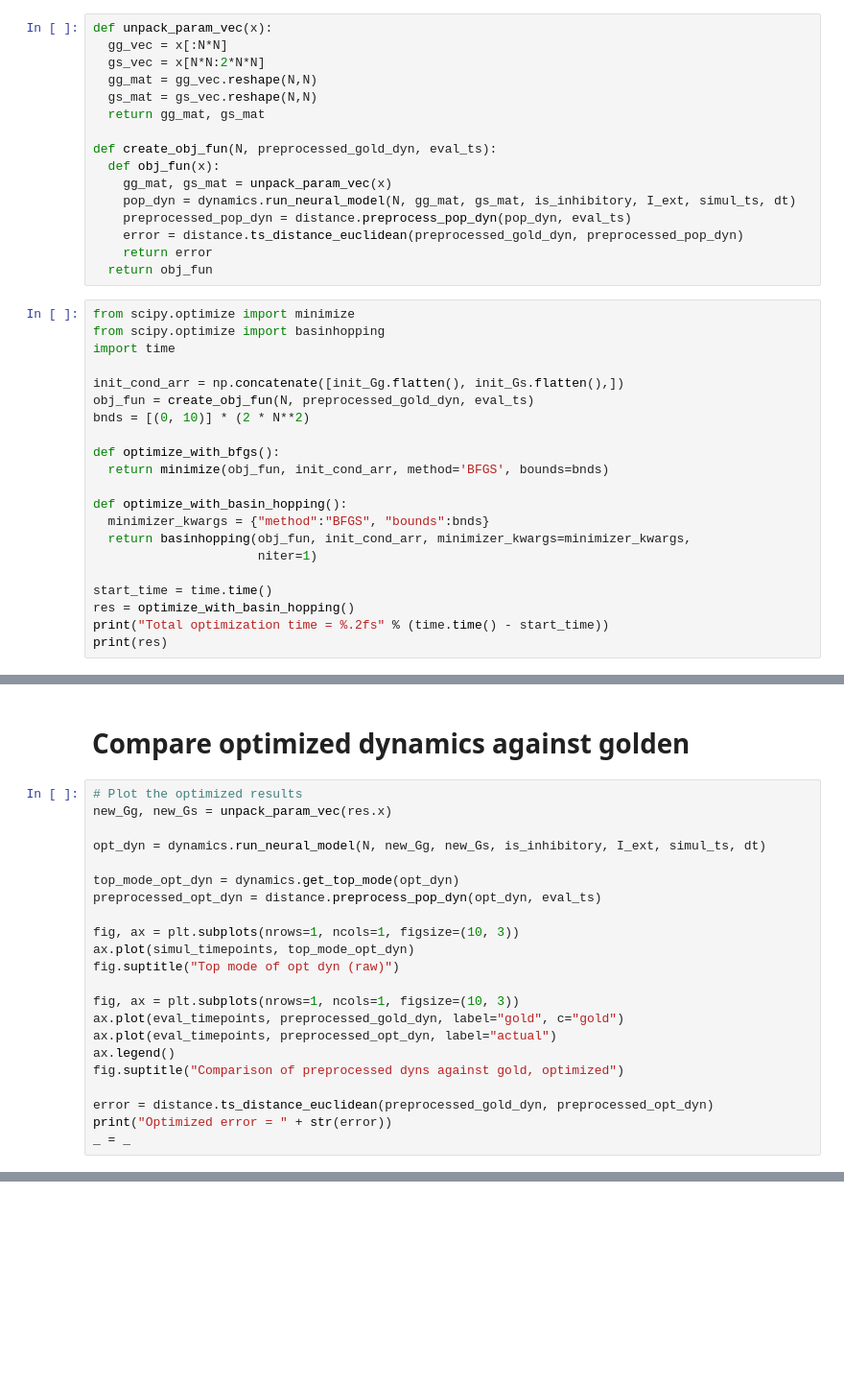
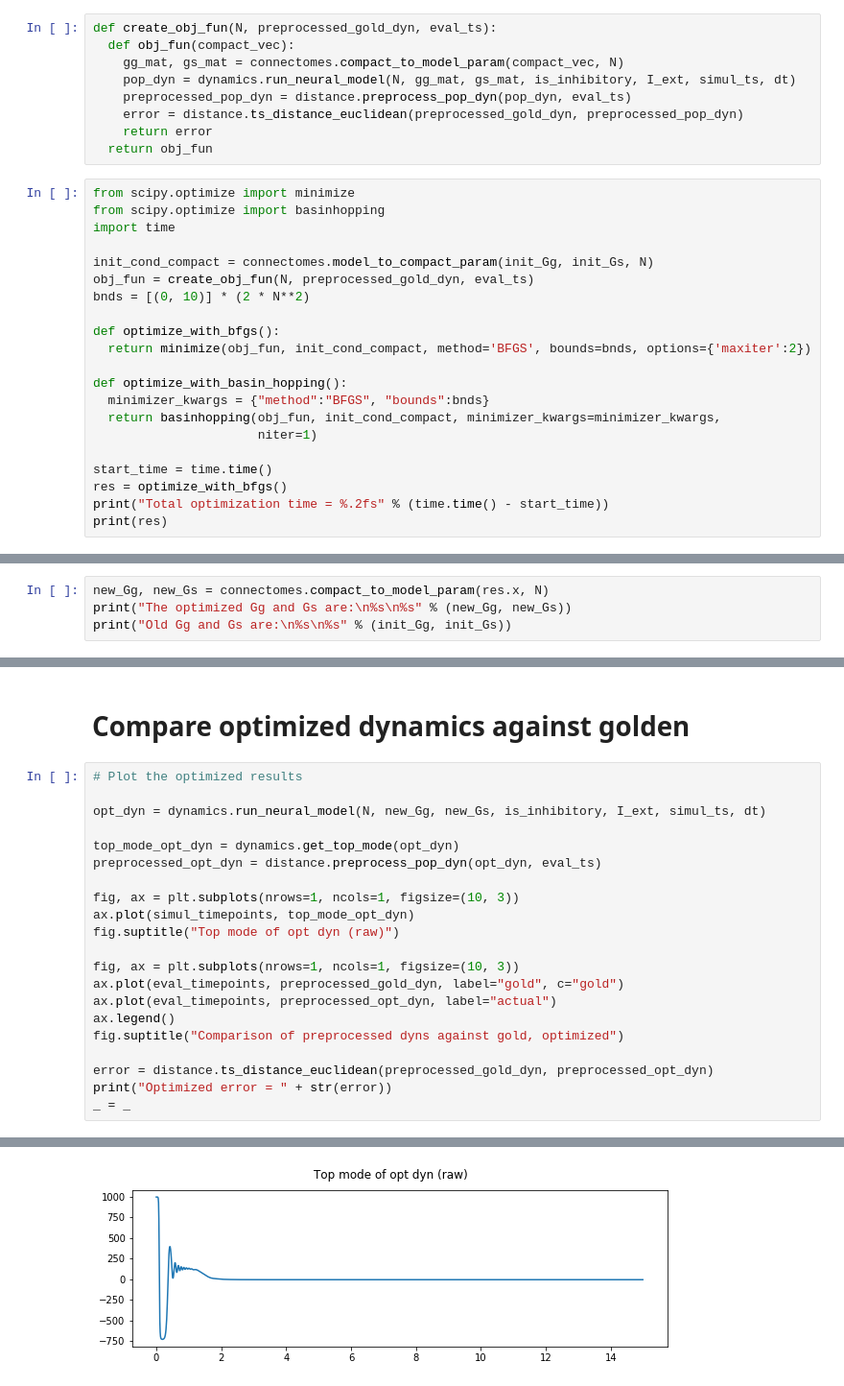
Before and after one commit to sjonany/c-elegans-connectome-opt, a Jupyter notebook: analysis/connectome_opt.ipynb, the cells around one changed output, grey strips where cells are left out. Shown at 96% size. Drawn from its saved outputs; the diff is of its cells as text; blank space fills up the shorter version.

Commit message:
Refactored notebooks to use the compact forms

```diff
--- a/analysis/connectome_opt.ipynb
+++ b/analysis/connectome_opt.ipynb
@@ -63,16 +71,9 @@ _ = _
 # %% [markdown]
 # Perform optimization
 # %%
-def unpack_param_vec(x):
-  gg_vec = x[:N*N]
-  gs_vec = x[N*N:2*N*N]
-  gg_mat = gg_vec.reshape(N,N)
-  gs_mat = gs_vec.reshape(N,N)
-  return gg_mat, gs_mat
-
 def create_obj_fun(N, preprocessed_gold_dyn, eval_ts):
-  def obj_fun(x):
-    gg_mat, gs_mat = unpack_param_vec(x)
+  def obj_fun(compact_vec):
+    gg_mat, gs_mat = connectomes.compact_to_model_param(compact_vec, N)
     pop_dyn = dynamics.run_neural_model(N, gg_mat, gs_mat, is_inhibitory, I_ext, simul_ts, dt)
     preprocessed_pop_dyn = distance.preprocess_pop_dyn(pop_dyn, eval_ts)
     error = distance.ts_distance_euclidean(preprocessed_gold_dyn, preprocessed_pop_dyn)
@@ -83,19 +84,19 @@ from scipy.optimize import minimize
 from scipy.optimize import basinhopping
 import time
 
-init_cond_arr = np.concatenate([init_Gg.flatten(), init_Gs.flatten(),])
+init_cond_compact = connectomes.model_to_compact_param(init_Gg, init_Gs, N)
 obj_fun = create_obj_fun(N, preprocessed_gold_dyn, eval_ts)
 bnds = [(0, 10)] * (2 * N**2)
 
 def optimize_with_bfgs():
-  return minimize(obj_fun, init_cond_arr, method='BFGS', bounds=bnds)
+  return minimize(obj_fun, init_cond_compact, method='BFGS', bounds=bnds, options={'maxiter':2})
 
 def optimize_with_basin_hopping():
   minimizer_kwargs = {"method":"BFGS", "bounds":bnds}
-  return basinhopping(obj_fun, init_cond_arr, minimizer_kwargs=minimizer_kwargs,
+  return basinhopping(obj_fun, init_cond_compact, minimizer_kwargs=minimizer_kwargs,
                       niter=1)
 
 start_time = time.time()
-res = optimize_with_basin_hopping()
+res = optimize_with_bfgs()
 print("Total optimization time = %.2fs" % (time.time() - start_time))
 print(res)
@@ -101,0 +121,4 @@ print(res)
+# %%
+new_Gg, new_Gs = connectomes.compact_to_model_param(res.x, N)
+print("The optimized Gg and Gs are:\n%s\n%s" % (new_Gg, new_Gs))
+print("Old Gg and Gs are:\n%s\n%s" % (init_Gg, init_Gs))
@@ -103,7 +141,6 @@ print(res)
 # Compare optimized dynamics against golden
 # %%
 # Plot the optimized results
-new_Gg, new_Gs = unpack_param_vec(res.x)
 
 opt_dyn = dynamics.run_neural_model(N, new_Gg, new_Gs, is_inhibitory, I_ext, simul_ts, dt)
 
@@ -123,3 +160,4 @@ fig.suptitle("Comparison of preprocessed dyns against gold, optimized")
 error = distance.ts_distance_euclidean(preprocessed_gold_dyn, preprocessed_opt_dyn)
 print("Optimized error = " + str(error))
 _ = _
+# %% [output]
@@ -125,0 +166 @@ _ = _
+[figure, added]
```
Also changed, not shown: parts of 6 cells of this notebook, 2 other files.
